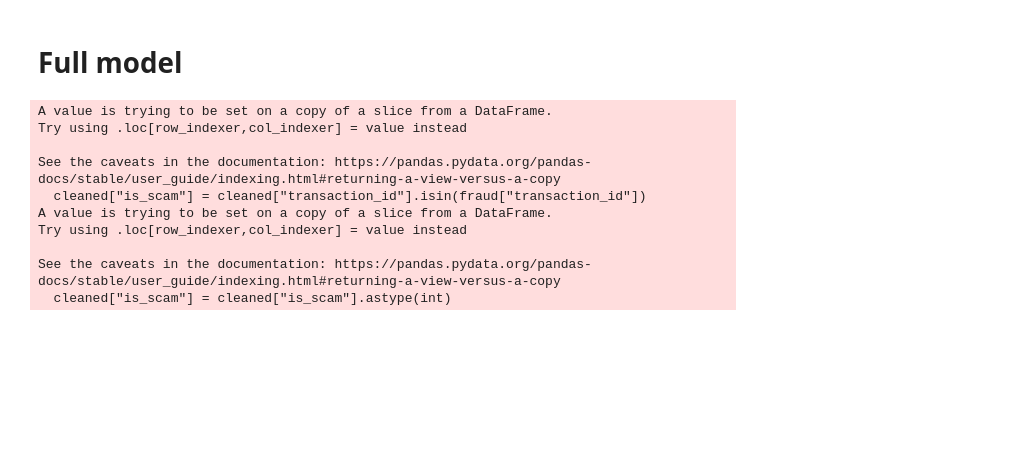
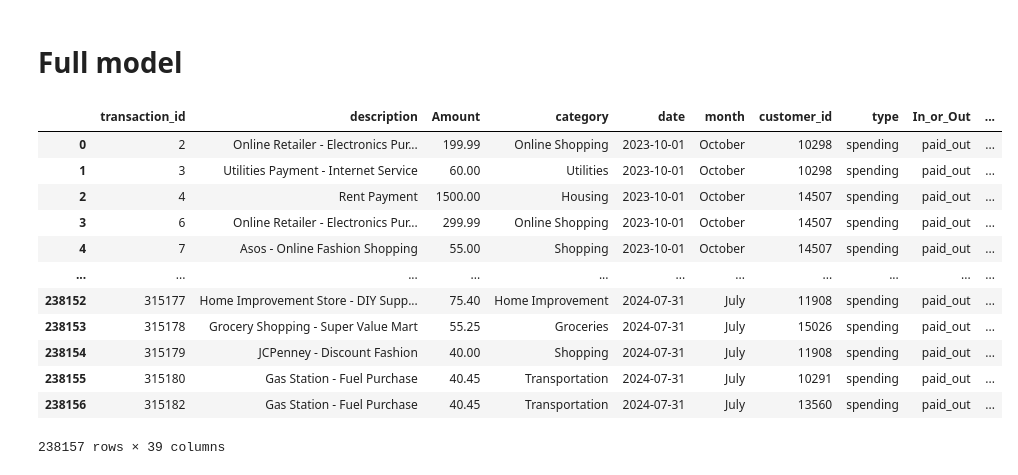
Before and after one commit to nicolastalia/mmcs_final, a Jupyter notebook: model.ipynb, the cells around one changed output. Drawn from its saved outputs; the diff is of its cells as text; code cells hidden in the pictures; blank space fills up the shorter version.

Commit message:
Working model with probabilistic framework

```diff
--- a/model.ipynb
+++ b/model.ipynb
@@ -486,17 +486,41 @@ daytwo[(daytwo["investigated"] == 1)]
 | 1034 | 3667 | Utilities Payment - Water and Sewer | 60.75 | Utilities | 2023-10-02 | October | 11970 | spending | paid_out | ... |
 # %% [markdown]
 # Full model
-# %%
-cleaned["is_scam"] = cleaned["transaction_id"].isin(fraud["transaction_id"])
-cleaned["is_scam"] = cleaned["is_scam"].astype(int)
-# %% [output]
-A value is trying to be set on a copy of a slice from a DataFrame.
-Try using .loc[row_indexer,col_indexer] = value instead
-
-See the caveats in the documentation: https://pandas.pydata.org/pandas-docs/stable/user_guide/indexing.html#returning-a-view-versus-a-copy
-  cleaned["is_scam"] = cleaned["transaction_id"].isin(fraud["transaction_id"])
-A value is trying to be set on a copy of a slice from a DataFrame.
-Try using .loc[row_indexer,col_indexer] = value instead
-
-See the caveats in the documentation: https://pandas.pydata.org/pandas-docs/stable/user_guide/indexing.html#returning-a-view-versus-a-copy
-  cleaned["is_scam"] = cleaned["is_scam"].astype(int)
+# %%
+cleaned["is_scam"] = cleaned["transaction_id"].isin(fraud["transaction_id"])
+cleaned["is_scam"] = cleaned["is_scam"].astype(int)
+
+one_hot = pd.get_dummies(cleaned['category'])
+one_hot = one_hot.astype(int)
+full = cleaned.join(one_hot)
+full = full.reset_index(drop = True)
+
+full["day"] = (full["date"] - full["date"][0]).dt.days
+
+
+#full = full[full["day"] <= 30]
+
+diction = {1: 0.25,
+           2: 0.5,
+           3: 1,
+           4: 2
+}
+
+# for i in range(np.shape(full)[0]):
+full["time_spent"] = full["priority"]
+full = full.replace({"time_spent":diction})
+full
+# %% [output]
+|  | transaction_id | description | Amount | category | date | month | customer_id | type | In_or_Out | ... |
+| 0 | 2 | Online Retailer - Electronics Pur... | 199.99 | Online Shopping | 2023-10-01 | October | 10298 | spending | paid_out | ... |
+| 1 | 3 | Utilities Payment - Internet Service | 60.00 | Utilities | 2023-10-01 | October | 10298 | spending | paid_out | ... |
+| 2 | 4 | Rent Payment | 1500.00 | Housing | 2023-10-01 | October | 14507 | spending | paid_out | ... |
+| 3 | 6 | Online Retailer - Electronics Pur... | 299.99 | Online Shopping | 2023-10-01 | October | 14507 | spending | paid_out | ... |
+| 4 | 7 | Asos - Online Fashion Shopping | 55.00 | Shopping | 2023-10-01 | October | 14507 | spending | paid_out | ... |
+| ... | ... | ... | ... | ... | ... | ... | ... | ... | ... | ... |
+| 238152 | 315177 | Home Improvement Store - DIY Supp... | 75.40 | Home Improvement | 2024-07-31 | July | 11908 | spending | paid_out | ... |
+| 238153 | 315178 | Grocery Shopping - Super Value Mart | 55.25 | Groceries | 2024-07-31 | July | 15026 | spending | paid_out | ... |
+| 238154 | 315179 | JCPenney - Discount Fashion | 40.00 | Shopping | 2024-07-31 | July | 11908 | spending | paid_out | ... |
+| 238155 | 315180 | Gas Station - Fuel Purchase | 40.45 | Transportation | 2024-07-31 | July | 10291 | spending | paid_out | ... |
+| 238156 | 315182 | Gas Station - Fuel Purchase | 40.45 | Transportation | 2024-07-31 | July | 13560 | spending | paid_out | ... |
+238157 rows × 39 columns
```
Also changed, not shown: parts of 24 cells of this notebook, 5 other files.
